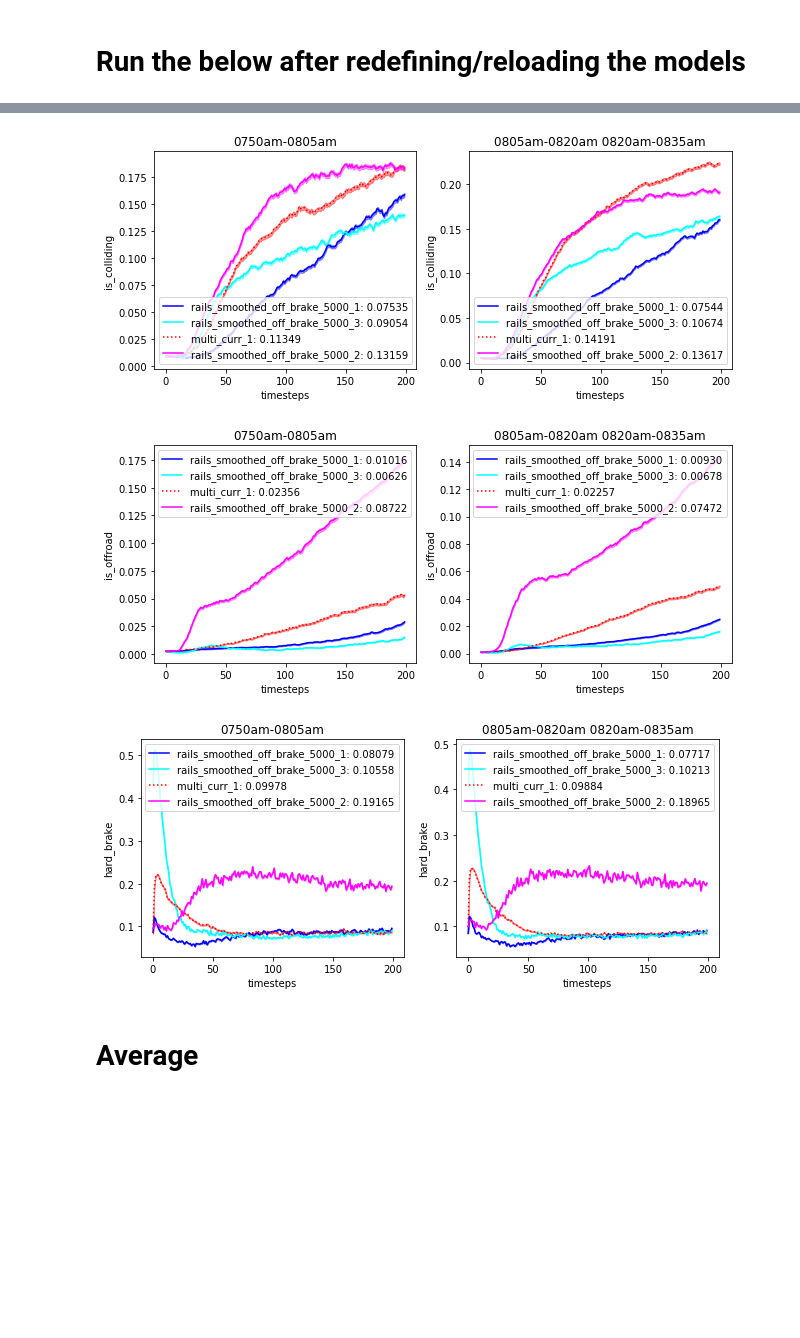
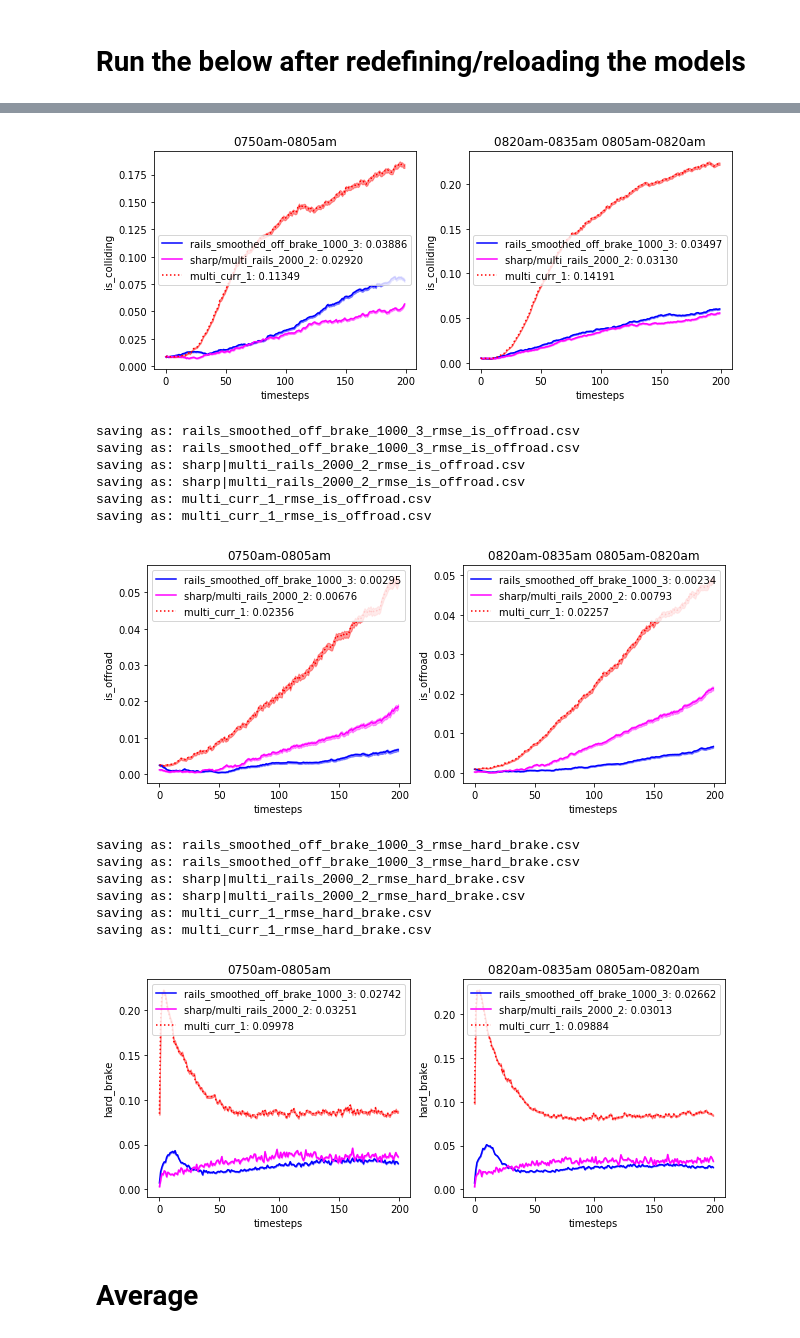
Before and after one commit to sisl/ngsim_env, a Jupyter notebook: scripts/imitation/visualize_rails.ipynb, the cells around one changed output, grey strips where cells are left out. Saved outputs shown, nothing was run; the diff lists cells and outputs as text; code cells hidden in the pictures; blank space fills up the shorter version.

Commit message:
added code to save to csv

```diff
--- a/scripts/imitation/visualize_rails.ipynb
+++ b/scripts/imitation/visualize_rails.ipynb
@@ -39,9 +39,10 @@ colors = {
 
 colors = {
     'multiagent_curr_1_fine': 'red',
-    'rails_smoothed_off_brake_5000_1_fine': 'blue',
-    'rails_smoothed_off_brake_5000_2_fine': 'magenta',
-    'rails_smoothed_off_brake_5000_3_fine': 'cyan',
+    'rails_smoothed_off_brake_1000_3_fine': 'blue',
+    'rails_discontinuous_reward/multiagent_rails_2000_2_fine': 'magenta',
+#    'rails_smoothed_off_brake_1000_2_fine': 'magenta',
+#    'rails_smoothed_off_brake_1000_3_fine': 'cyan',
 }
 
 model_labels = list(colors.keys())
@@ -106,8 +107,10 @@ def visualize_trajectories(trajs, length, label='', color='blue', attr='rmse', s
     plt.ylabel(attr)
     plt.title(label)
     plt.legend()
+    return x, mean
 # %%
-def plot_validation(trajs, labels, color='blue', length=200, attr='rmse', style='solid', model_label=""):
+def plot_validation(trajs, labels, color='blue', length=200, attr='rmse', style='solid', model_label="",
+                   save=False):
     trajs = [
         trajs[0],
         np.concatenate((trajs[1], trajs[2])),
@@ -120,7 +123,11 @@ def plot_validation(trajs, labels, color='blue', length=200, attr='rmse', style=
     ]
     for i, traj in enumerate(trajs):
         plt.subplot(1,3,i+1)
-        visualize_trajectories(traj, length, labels[i], attr=attr, color=color, style=style, model=model_label)
+        result = visualize_trajectories(traj, length, labels[i], attr=attr, color=color, style=style, model=model_label)
+        if save and result is not None:
+            fn = model_label.replace("/","|") + "_rmse_" + attr + ".csv"
+            np.savetxt(fn, result, delimiter=",")
+            print("saving as:", fn)
 # %%
 print(model_labels)
 # %% [output]
@@ -139,12 +146,13 @@ for attr in attrs:
         style = 'dotted'
         if 'rails' in label: style = 'solid'
         try:
-            plot_validation(traj_lab_dict[label][0], ngsim_labels,
+            plot_validation(traj_lab_dict[label][0], ngsim_labels, save=True,
                     color=colors[label], attr=attr, style=style, length=length, model_label=label.replace(\
                                         '_fine','').replace('multiagent','multi').replace(\
                                         'rails_discontinuous_reward','sharp'))
         except Exception as e:
             print(label, "was not plotted for attr", attr, 'due to: ', type(e))
+            raise e
     plt.savefig(attr + '_rails.png')
     plt.show()
 # %% [output]
@@ -154,3 +186,15 @@ for attr in attrs:
-[figure, old version]
+[figure, new version]
+saving as: rails_smoothed_off_brake_1000_3_rmse_is_offroad.csv
+saving as: rails_smoothed_off_brake_1000_3_rmse_is_offroad.csv
+saving as: sharp|multi_rails_2000_2_rmse_is_offroad.csv
+saving as: sharp|multi_rails_2000_2_rmse_is_offroad.csv
+saving as: multi_curr_1_rmse_is_offroad.csv
+saving as: multi_curr_1_rmse_is_offroad.csv
-[figure, old version]
+[figure, new version]
+saving as: rails_smoothed_off_brake_1000_3_rmse_hard_brake.csv
+saving as: rails_smoothed_off_brake_1000_3_rmse_hard_brake.csv
+saving as: sharp|multi_rails_2000_2_rmse_hard_brake.csv
+saving as: sharp|multi_rails_2000_2_rmse_hard_brake.csv
+saving as: multi_curr_1_rmse_hard_brake.csv
+saving as: multi_curr_1_rmse_hard_brake.csv
-[figure, old version]
+[figure, new version]
```
Also changed, not shown: parts of 8 cells of this notebook.
